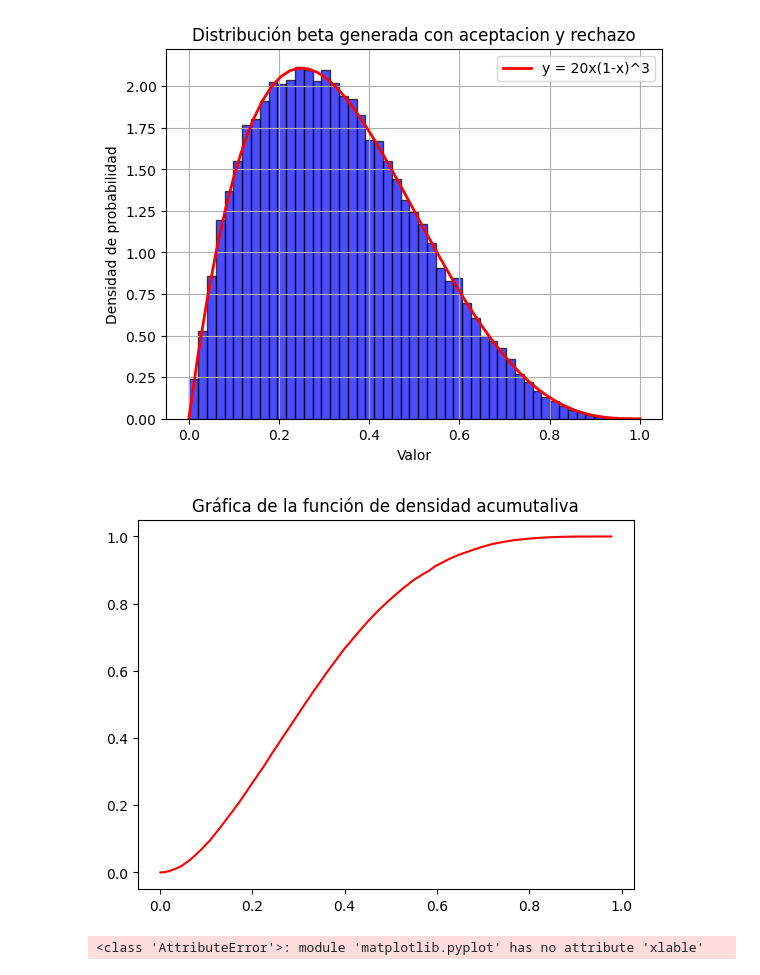
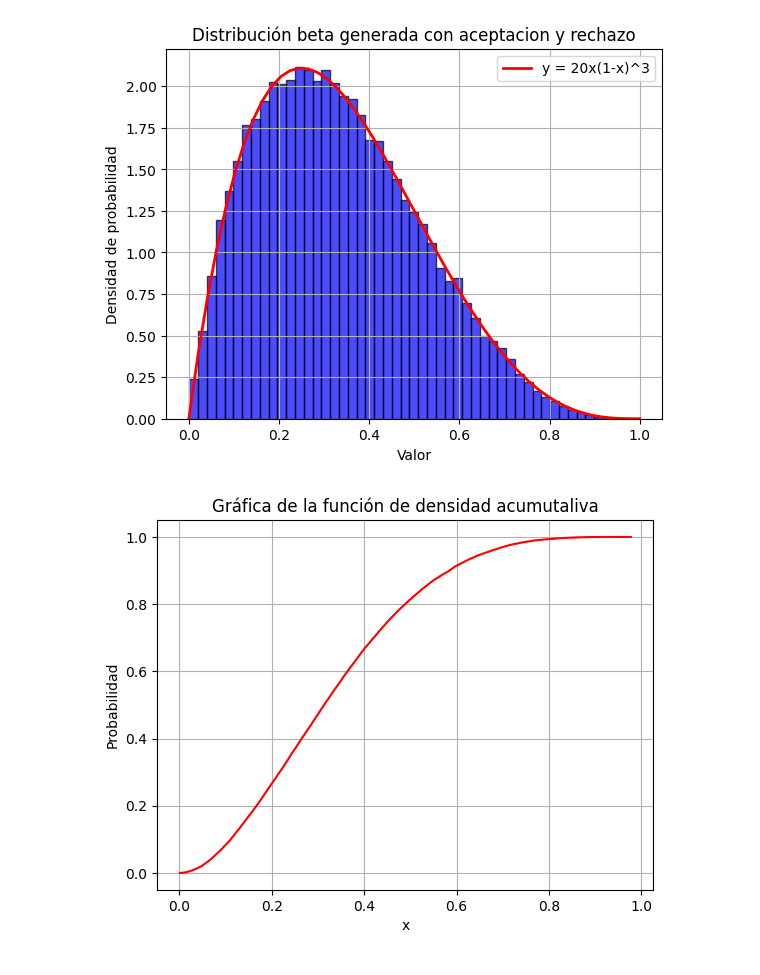
Before and after one commit to Zarate73/Simulaci-n-, a Jupyter notebook: Aceptacion y Rechazp.ipynb, the cells around one changed output. Saved outputs shown, nothing was run; the diff lists cells and outputs as text; code cells hidden in the pictures.

```diff
--- a/Aceptacion y Rechazp.ipynb
+++ b/Aceptacion y Rechazp.ipynb
@@ -123,10 +123,10 @@ def cdf(muestra):
 # %%
 X, Y=cdf(G)
 plt.step(X,Y,"r")
 plt.title("Gráfica de la función de densidad acumutaliva")
-plt.xlabe("x")
+plt.xlabel("x")
 plt.ylabel("Probabilidad")
+plt.grid(True)
 plt.show()
 # %% [output]
-[figure, old version]
+[figure, new version]
-<class 'AttributeError'>: module 'matplotlib.pyplot' has no attribute 'xlable'
```
